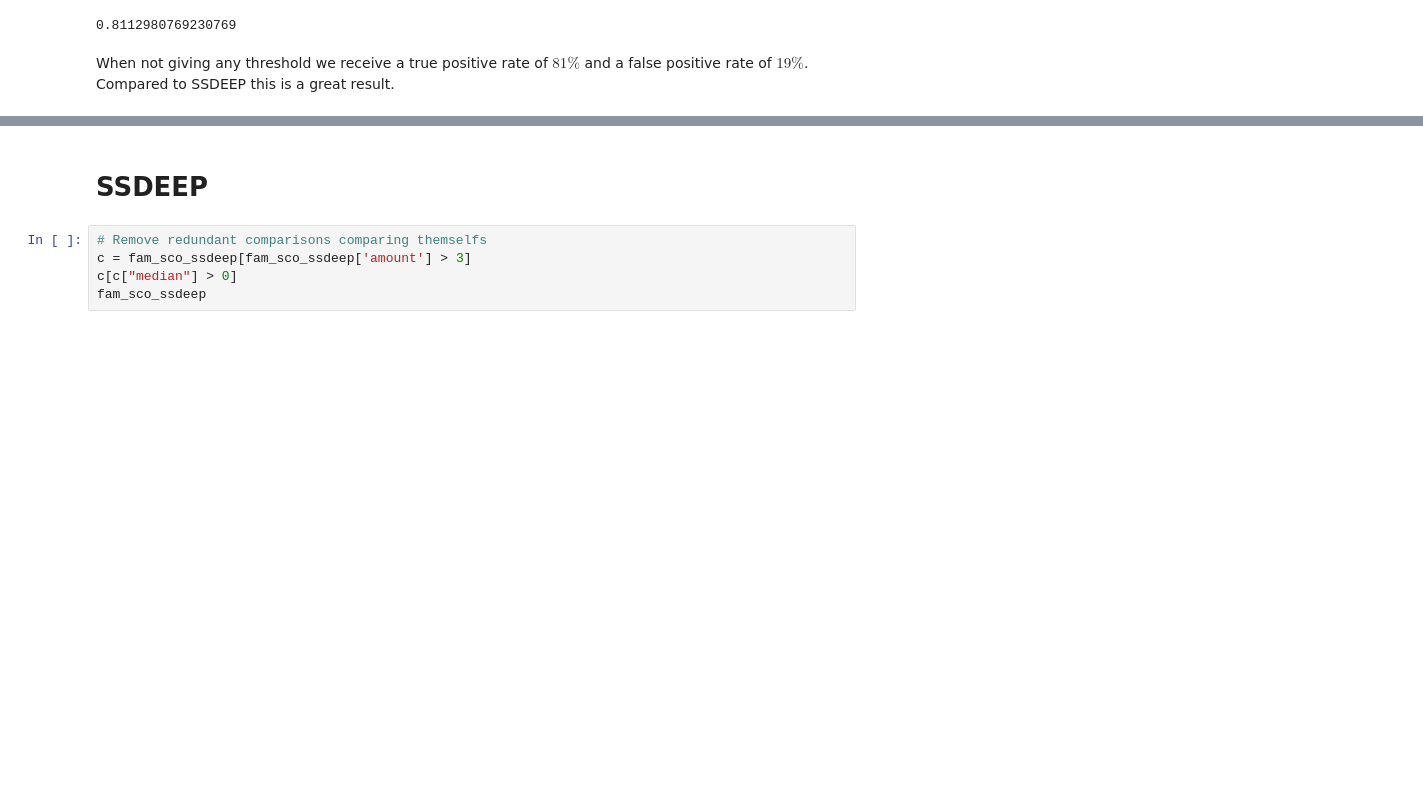
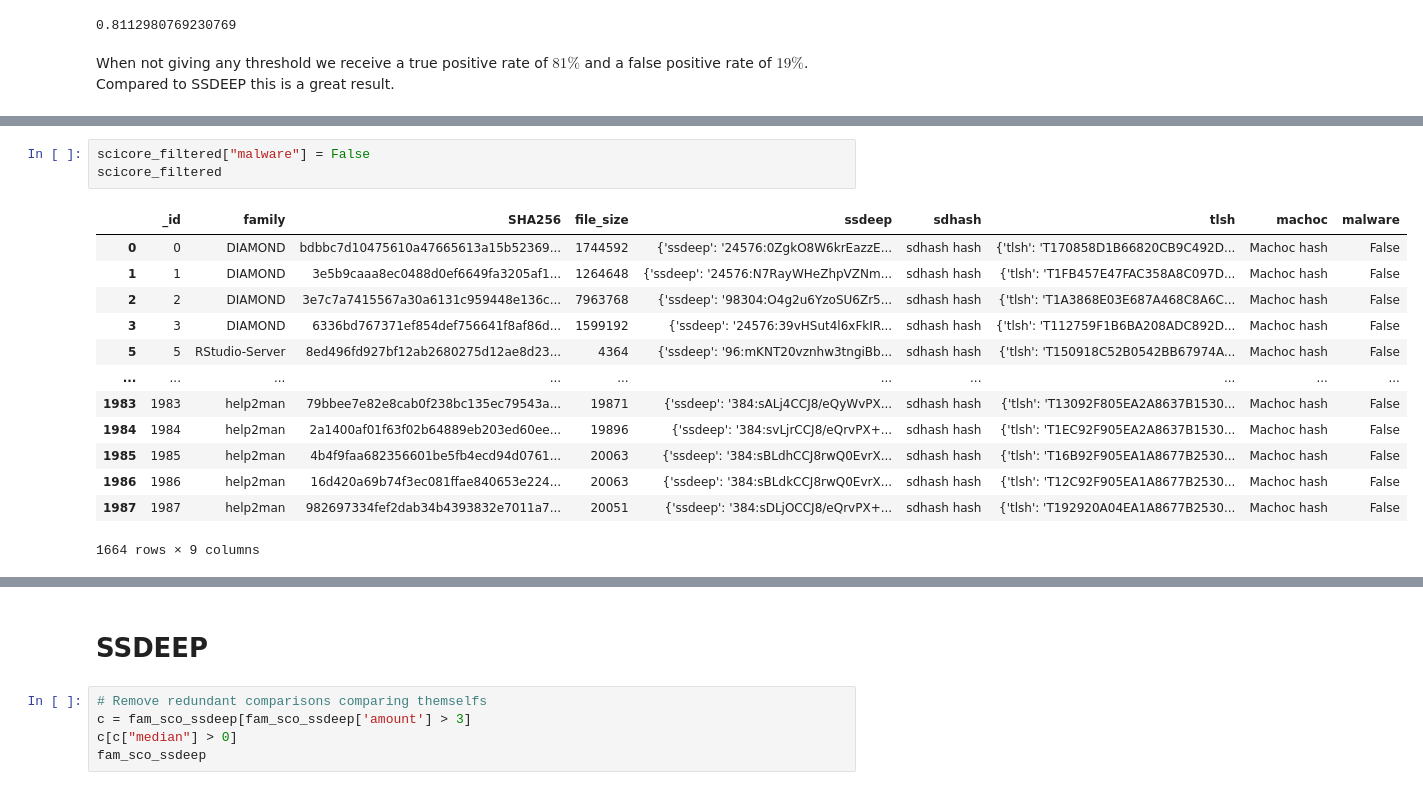
Before and after one commit to edizeqiri/obstkorb, a Jupyter notebook: Testing_Framework/Comparison.ipynb, the cells around one changed output, grey strips where cells are left out. Saved outputs shown, nothing was run; the diff lists cells and outputs as text; blank space fills up the shorter version.

```diff
--- a/Testing_Framework/Comparison.ipynb
+++ b/Testing_Framework/Comparison.ipynb
@@ -250,0 +259,17 @@ When not giving any threshold we receive a true positive rate of $81\%$ and a fa
+# %%
+scicore_filtered["malware"] = False
+scicore_filtered
+# %% [output]
+|  | _id | family | SHA256 | file_size | ssdeep | sdhash | tlsh | machoc | malware |
+| 0 | 0 | DIAMOND | bdbbc7d10475610a47665613a15b52369... | 1744592 | {'ssdeep': '24576:0ZgkO8W6krEazzE... | sdhash hash | {'tlsh': 'T170858D1B66820CB9C492D... | Machoc hash | False |
+| 1 | 1 | DIAMOND | 3e5b9caaa8ec0488d0ef6649fa3205af1... | 1264648 | {'ssdeep': '24576:N7RayWHeZhpVZNm... | sdhash hash | {'tlsh': 'T1FB457E47FAC358A8C097D... | Machoc hash | False |
+| 2 | 2 | DIAMOND | 3e7c7a7415567a30a6131c959448e136c... | 7963768 | {'ssdeep': '98304:O4g2u6YzoSU6Zr5... | sdhash hash | {'tlsh': 'T1A3868E03E687A468C8A6C... | Machoc hash | False |
+| 3 | 3 | DIAMOND | 6336bd767371ef854def756641f8af86d... | 1599192 | {'ssdeep': '24576:39vHSut4l6xFkIR... | sdhash hash | {'tlsh': 'T112759F1B6BA208ADC892D... | Machoc hash | False |
+| 5 | 5 | RStudio-Server | 8ed496fd927bf12ab2680275d12ae8d23... | 4364 | {'ssdeep': '96:mKNT20vznhw3tngiBb... | sdhash hash | {'tlsh': 'T150918C52B0542BB67974A... | Machoc hash | False |
+| ... | ... | ... | ... | ... | ... | ... | ... | ... | ... |
+| 1983 | 1983 | help2man | 79bbee7e82e8cab0f238bc135ec79543a... | 19871 | {'ssdeep': '384:sALj4CCJ8/eQyWvPX... | sdhash hash | {'tlsh': 'T13092F805EA2A8637B1530... | Machoc hash | False |
+| 1984 | 1984 | help2man | 2a1400af01f63f02b64889eb203ed60ee... | 19896 | {'ssdeep': '384:svLjrCCJ8/eQrvPX+... | sdhash hash | {'tlsh': 'T1EC92F905EA2A8637B1530... | Machoc hash | False |
+| 1985 | 1985 | help2man | 4b4f9faa682356601be5fb4ecd94d0761... | 20063 | {'ssdeep': '384:sBLdhCCJ8rwQ0EvrX... | sdhash hash | {'tlsh': 'T16B92F905EA1A8677B2530... | Machoc hash | False |
+| 1986 | 1986 | help2man | 16d420a69b74f3ec081ffae840653e224... | 20063 | {'ssdeep': '384:sBLdkCCJ8rwQ0EvrX... | sdhash hash | {'tlsh': 'T12C92F905EA1A8677B2530... | Machoc hash | False |
+| 1987 | 1987 | help2man | 982697334fef2dab34b4393832e7011a7... | 20051 | {'ssdeep': '384:sDLjOCCJ8/eQrvPX+... | sdhash hash | {'tlsh': 'T192920A04EA1A8677B2530... | Machoc hash | False |
+1664 rows × 9 columns
```
Also changed, not shown: parts of 13 cells of this notebook, 1 other file.
